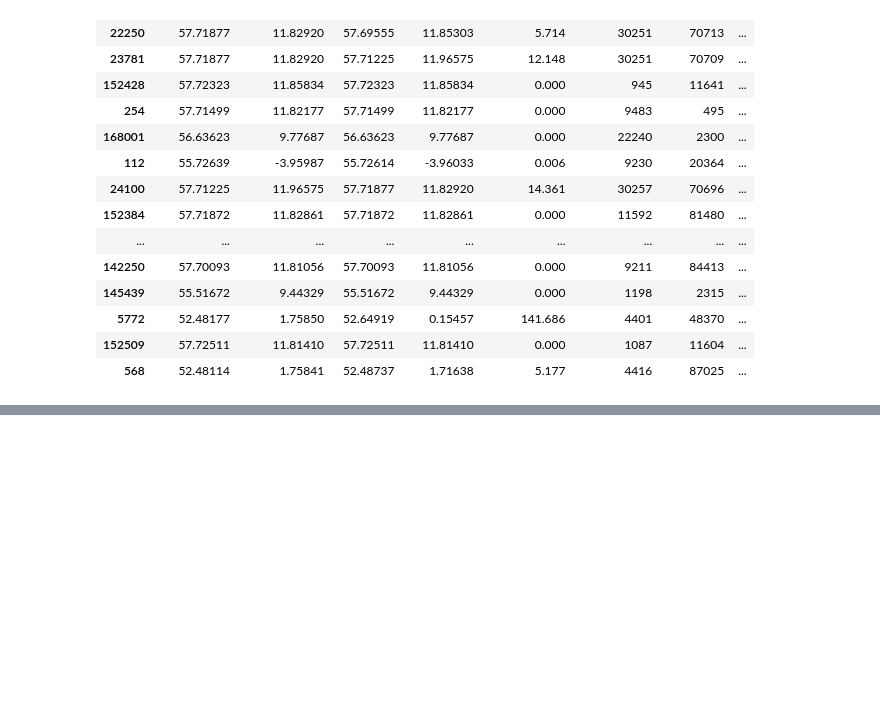
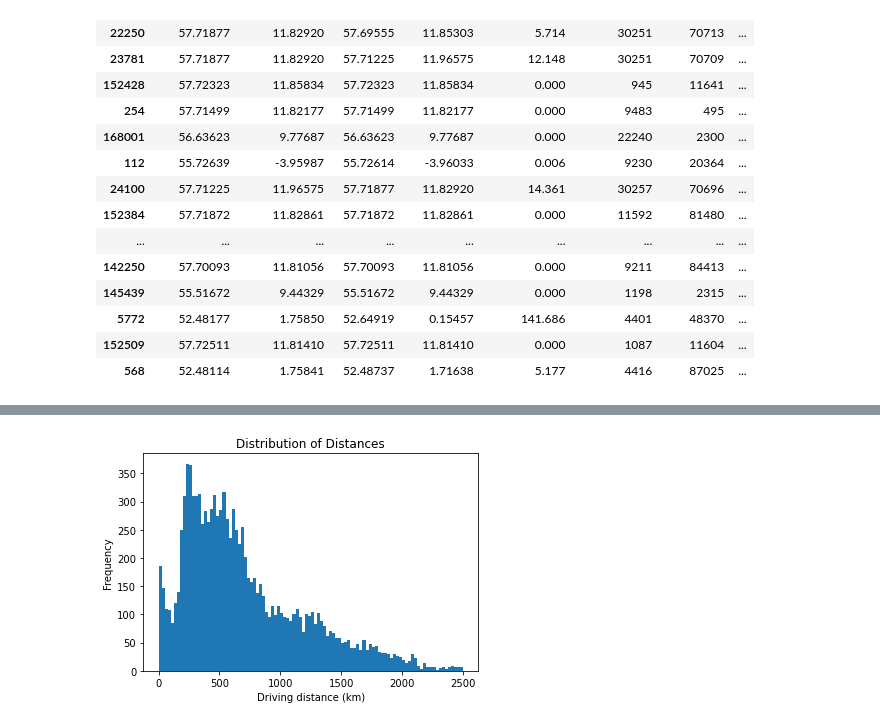
Before and after one commit to em1899/master-thesis-project, a Jupyter notebook: EDA/EDA_v5.ipynb, the cells around one changed output, grey strips where cells are left out. Saved outputs shown, nothing was run; the diff lists cells and outputs as text; code cells hidden in the pictures; blank space fills up the shorter version.

```diff
--- a/EDA/EDA_v5.ipynb
+++ b/EDA/EDA_v5.ipynb
@@ -1429,0 +1466,10 @@ Creating the df_spike graph
+# %%
+# Germany distance distribution
+subset_ger = subset[subset['ToCountry'] =='Germany']
+plt.hist(subset_ger['RouteDistance'], bins = 100)
+plt.xlabel("Driving distance (km)")
+plt.ylabel("Frequency")
+plt.title("Distribution of Distances")
+plt.show()
+# %% [output]
+[figure, added]
```
Also changed, not shown: parts of 49 cells of this notebook.
